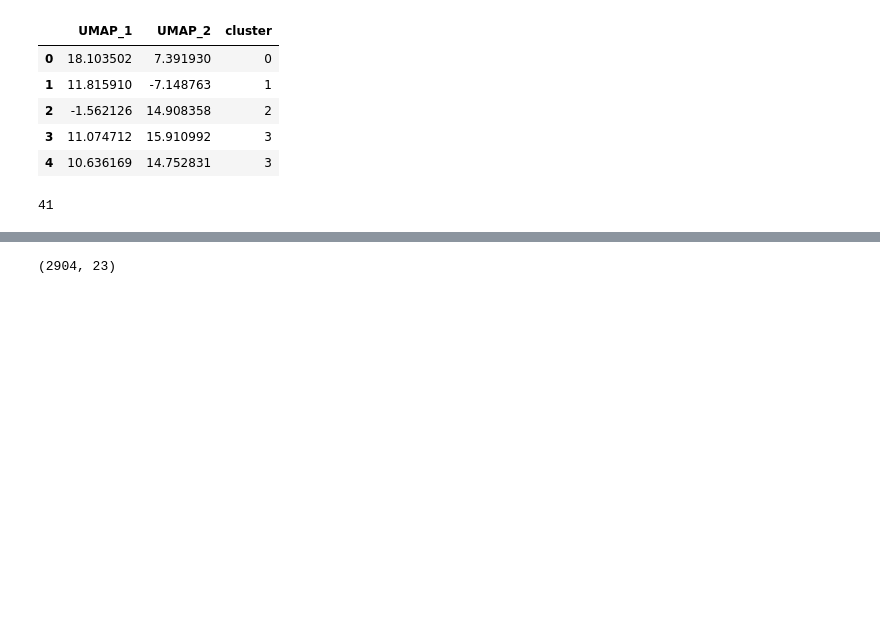
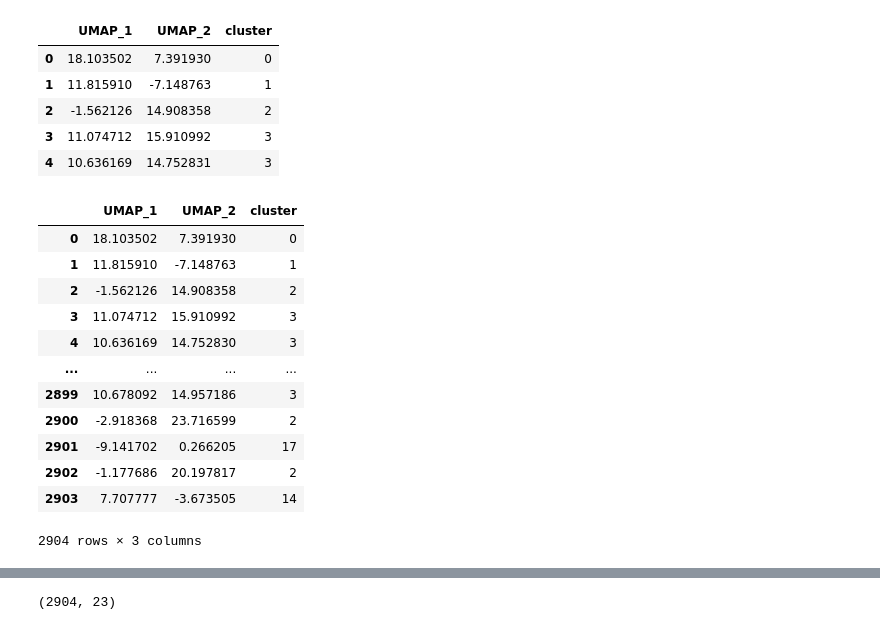
Before and after one commit to Senda-Nasr/lab-clustering-songs, a Jupyter notebook: lab_clustering_songs.ipynb, the cells around one changed output, grey strips where cells are left out. Saved outputs shown, nothing was run; the diff lists cells and outputs as text; code cells hidden in the pictures; blank space fills up the shorter version.

```diff
--- a/lab_clustering_songs.ipynb
+++ b/lab_clustering_songs.ipynb
@@ -597,7 +586,3 @@ umap_df2.head()
 | 2 | -1.562126 | 14.908358 | 2 |
 | 3 | 11.074712 | 15.910992 | 3 |
 | 4 | 10.636169 | 14.752831 | 3 |
-# %%
-len(np.unique(labels2))
-# %% [output]
-41
@@ -603,0 +591,16 @@ len(np.unique(labels2))
+# %%
+pd.read_csv('umap_clustered.csv')
+# %% [output]
+|  | UMAP_1 | UMAP_2 | cluster |
+| 0 | 18.103502 | 7.391930 | 0 |
+| 1 | 11.815910 | -7.148763 | 1 |
+| 2 | -1.562126 | 14.908358 | 2 |
+| 3 | 11.074712 | 15.910992 | 3 |
+| 4 | 10.636169 | 14.752830 | 3 |
+| ... | ... | ... | ... |
+| 2899 | 10.678092 | 14.957186 | 3 |
+| 2900 | -2.918368 | 23.716599 | 2 |
+| 2901 | -9.141702 | 0.266205 | 17 |
+| 2902 | -1.177686 | 20.197817 | 2 |
+| 2903 | 7.707777 | -3.673505 | 14 |
+2904 rows × 3 columns
```
Also changed, not shown: parts of 10 cells of this notebook, 21 other files.
